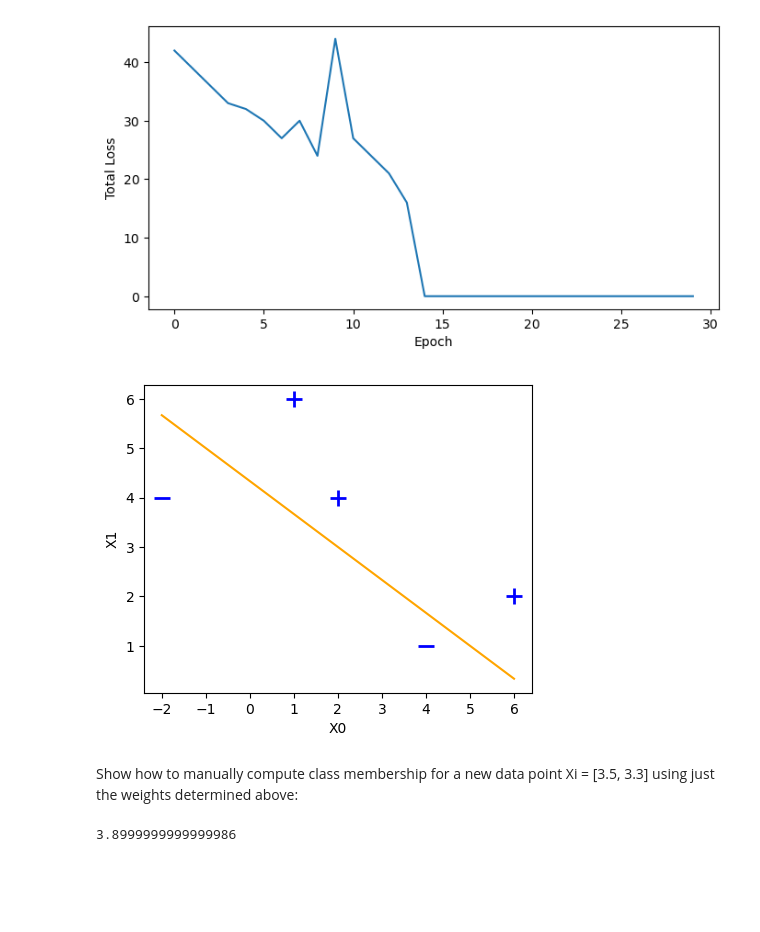
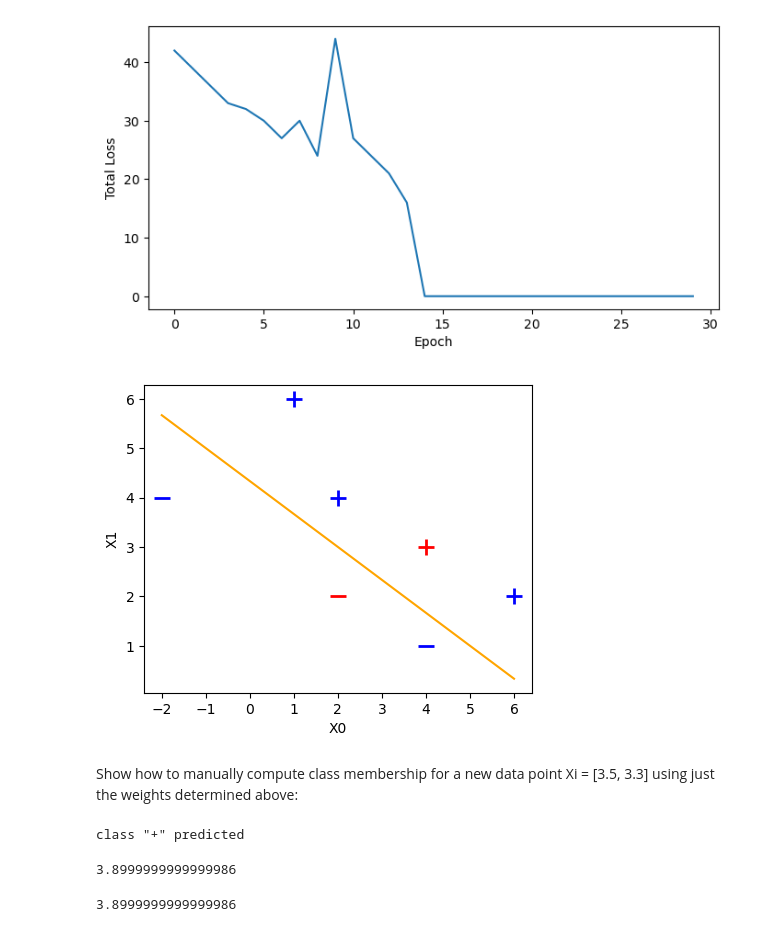
Before and after one commit to stolltho/iod_repo, a Jupyter notebook: Module 5/Labs 5/IOD_Lab 5.2.ipynb, the cells around one changed output. Drawn from its saved outputs; the diff is of its cells as text; code cells hidden in the pictures; blank space fills up the shorter version.

```diff
--- a/Module 5/Labs 5/IOD_Lab 5.2.ipynb
+++ b/Module 5/Labs 5/IOD_Lab 5.2.ipynb
@@ -74,7 +74,8 @@ def perceptron_sgd(Xt, Yt, eta = 1, epochs = 20):
 
     return wt
 # %%
-np.zeros(len(X[0]))
+wt = np.zeros(len(X[0]))
+wt
 # %% [output]
 array([0., 0., 0.])
 # %%
@@ -183,14 +184,44 @@ print(perceptron_sgd_plot(X, y, epochs=30))
 # %%
 # Numeric features
 X = np.array([ [-2, 4, -1], [4, 1, -1], [1, 6, -1], [2, 4, -1], [6, 2, -1]])
 
 # Weights for epoch w/ zero error
 wt = np.array([2, 3, 13])
 
+# or
+# wt = perceptron_sgd_plot(X, y, epochs=30)
+
 plotData(X)
 plotHyperplane(wt)
+
+# Test samples:
+plt.scatter(2, 2, s = 120, marker = '_', linewidths = 2, color = 'red')
+plt.scatter(4, 3, s = 120, marker = '+', linewidths = 2, color = 'red');
 # %% [output]
-[figure, old version]
+[figure, new version]
 # %% [markdown]
 Show how to manually compute class membership for a new data point Xi = [3.5, 3.3] using just the weights determined above:
+# %%
+#ANSWER
+def classType(Xi, wt):
+    Xi.append(-1)
+    test = np.dot(Xi, wt)
+    if (test) > 0:
+        print('class "+" predicted')
+    elif (test) < 0:
+        print('class "-" predicted')
+    else:
+        print('edge case: class "+" predicted')
+
+Xi = [3.5, 3.3]
+wt = [2, 3, 13]
+classType(Xi, wt)
+# %% [output]
+class "+" predicted
+# %%
+Xi = [3.5, 3.3, -1]
+wt = [2, 3, 13]
+np.dot(Xi, wt)
+# %% [output]
+3.8999999999999986
 # %%
```
Also changed, not shown: parts of 6 cells of this notebook, 1 other file.
